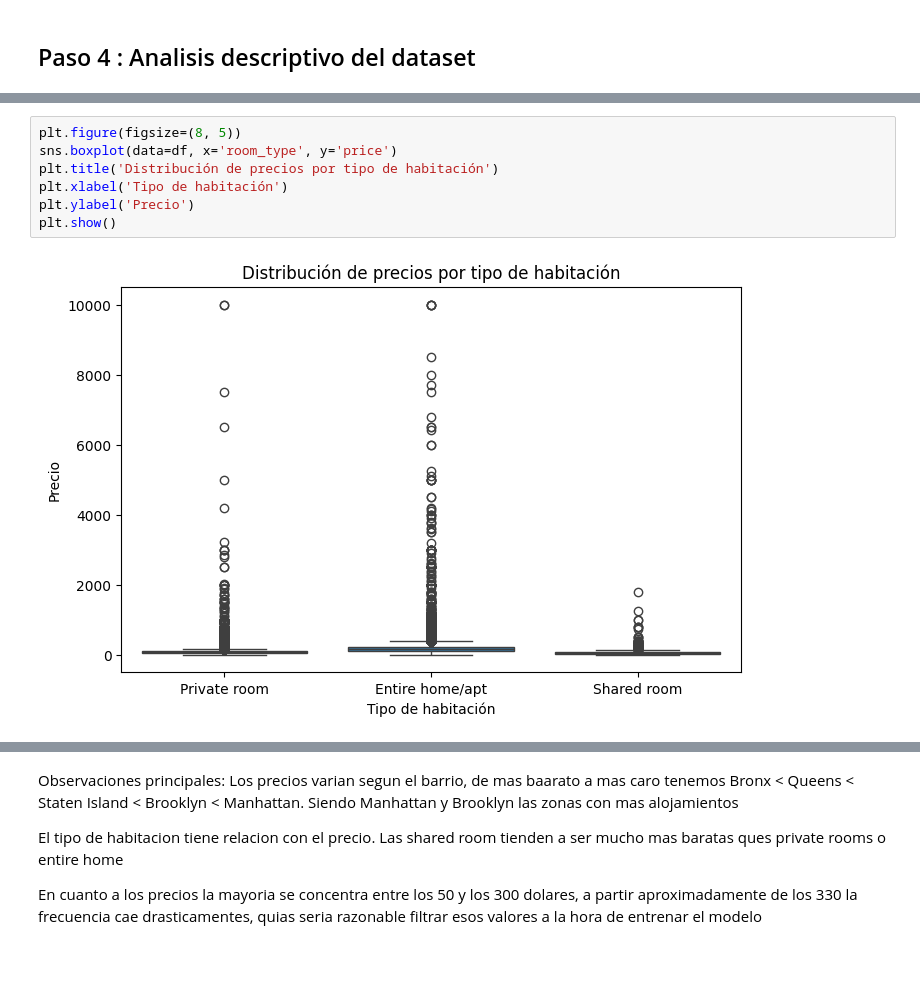
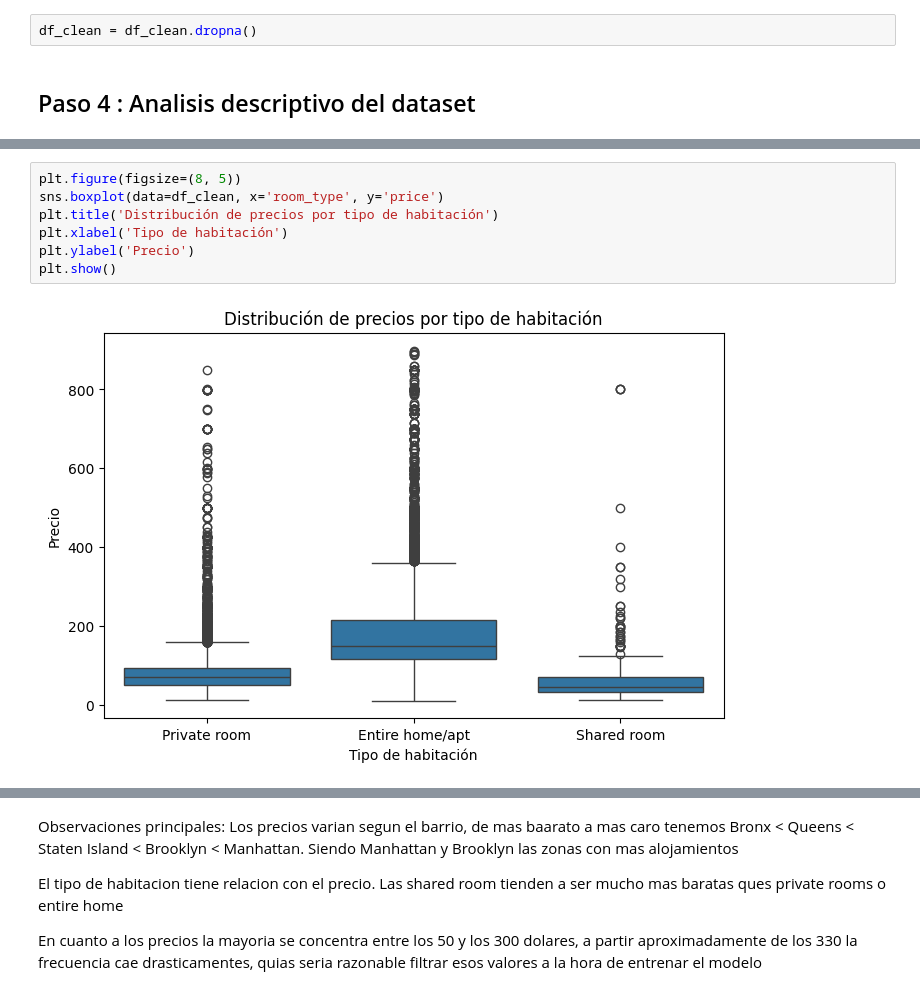
Before and after one commit to 4GeeksAcademy/najuvgz-intro-ml, a Jupyter notebook: src/eda-airbnd-ny.ipynb, the cells around one changed output, grey strips where cells are left out. Saved outputs shown, nothing was run; the diff lists cells and outputs as text; blank space fills up the shorter version.

```diff
--- a/src/eda-airbnd-ny.ipynb
+++ b/src/eda-airbnd-ny.ipynb
@@ -143,3 +146,5 @@ df_clean
+# %%
+df_clean = df_clean.dropna()
 # %% [markdown]
 ## Paso 4 : Analisis descriptivo del dataset
 # %%
@@ -160,11 +165,11 @@ plt.show()
 # %%
 plt.figure(figsize=(8, 5))
-sns.boxplot(data=df, x='room_type', y='price')
+sns.boxplot(data=df_clean, x='room_type', y='price')
 plt.title('Distribución de precios por tipo de habitación')
 plt.xlabel('Tipo de habitación')
 plt.ylabel('Precio')
 plt.show()
 # %% [output]
-[figure, old version]
+[figure, new version]
 # %%
 plt.figure(figsize=(6,4))
```
Also changed, not shown: parts of 9 cells of this notebook, 2 other files.
